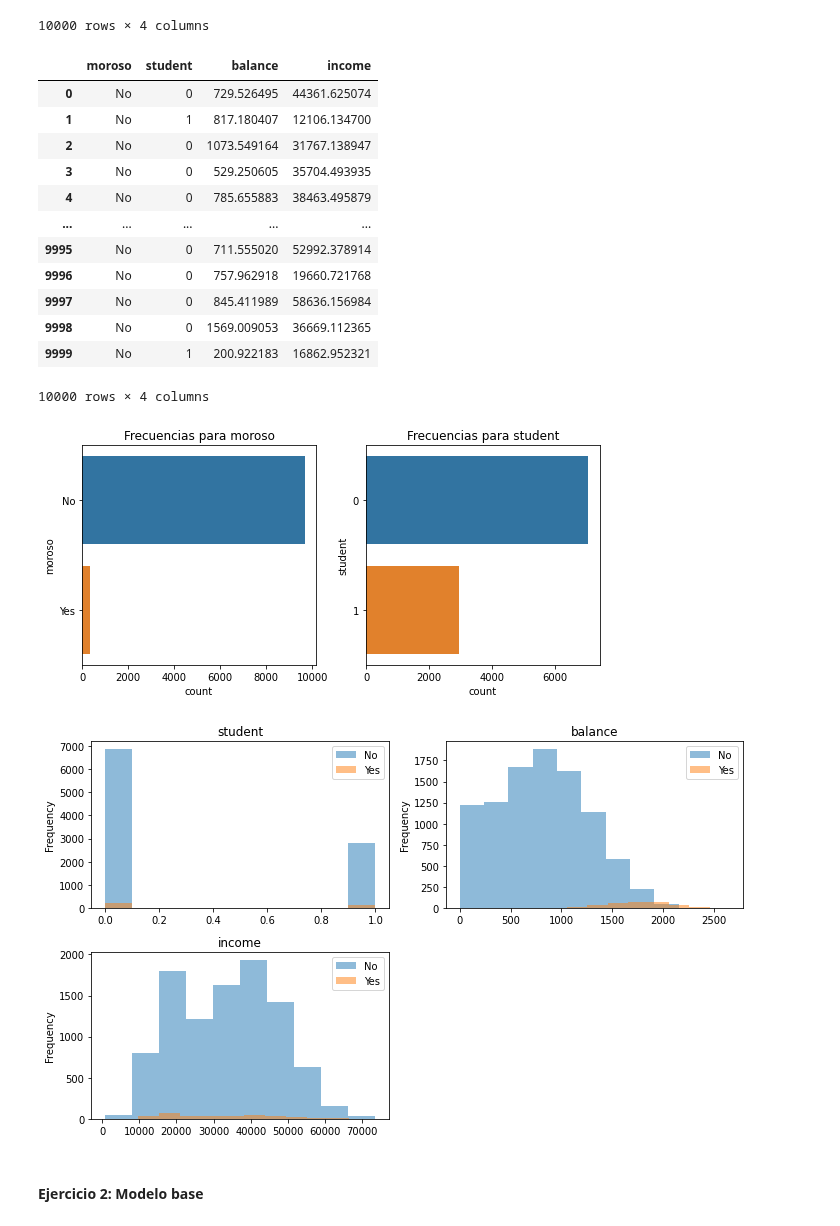
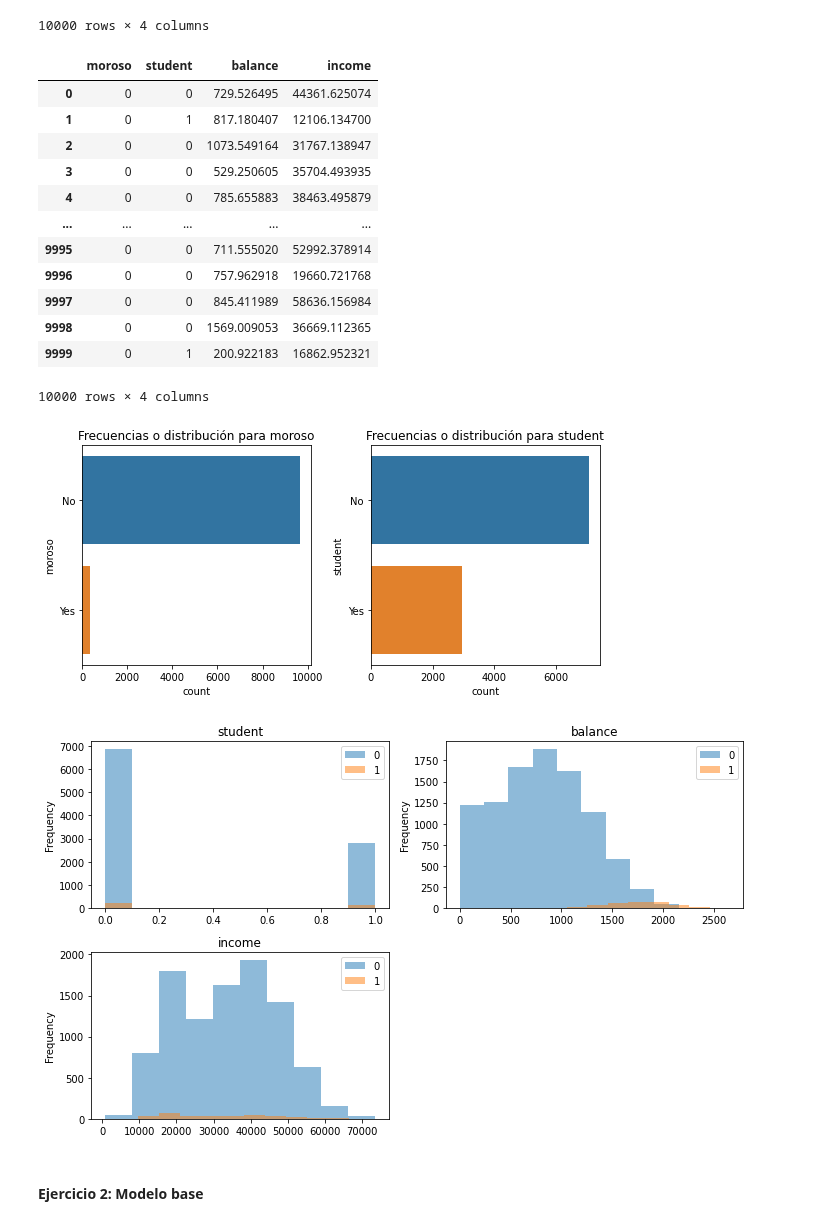
Before and after one commit to antosource/CursoDataScience, a Jupyter notebook: MachineLearning/2/Taller/taller2.ipynb, the cells around one changed output. Cells and saved outputs as stored; diff of their text form; code cells hidden in the pictures.

```diff
--- a/MachineLearning/2/Taller/taller2.ipynb
+++ b/MachineLearning/2/Taller/taller2.ipynb
@@ -42,33 +46,33 @@ df
 10000 rows × 4 columns
 # %%
 df['student'] = LabelEncoder().fit_transform(df['student'])
-#df['moroso'] = LabelEncoder().fit_transform(df['moroso'])
+df['moroso'] = LabelEncoder().fit_transform(df['moroso'])
 df
 # %% [output]
 |  | moroso | student | balance | income |
-| 0 | No | 0 | 729.526495 | 44361.625074 |
-| 1 | No | 1 | 817.180407 | 12106.134700 |
-| 2 | No | 0 | 1073.549164 | 31767.138947 |
-| 3 | No | 0 | 529.250605 | 35704.493935 |
-| 4 | No | 0 | 785.655883 | 38463.495879 |
+| 0 | 0 | 0 | 729.526495 | 44361.625074 |
+| 1 | 0 | 1 | 817.180407 | 12106.134700 |
+| 2 | 0 | 0 | 1073.549164 | 31767.138947 |
+| 3 | 0 | 0 | 529.250605 | 35704.493935 |
+| 4 | 0 | 0 | 785.655883 | 38463.495879 |
 | ... | ... | ... | ... | ... |
-| 9995 | No | 0 | 711.555020 | 52992.378914 |
-| 9996 | No | 0 | 757.962918 | 19660.721768 |
-| 9997 | No | 0 | 845.411989 | 58636.156984 |
-| 9998 | No | 0 | 1569.009053 | 36669.112365 |
-| 9999 | No | 1 | 200.922183 | 16862.952321 |
+| 9995 | 0 | 0 | 711.555020 | 52992.378914 |
+| 9996 | 0 | 0 | 757.962918 | 19660.721768 |
+| 9997 | 0 | 0 | 845.411989 | 58636.156984 |
+| 9998 | 0 | 0 | 1569.009053 | 36669.112365 |
+| 9999 | 0 | 1 | 200.922183 | 16862.952321 |
 10000 rows × 4 columns
 # %%
 plt.figure(figsize=(8, 4))
 for n, i in enumerate(['moroso', 'student']):
     plt.subplot(1, 2, n + 1)
     sns.countplot(y= df[i], order = df[i].value_counts().index)
-    plt.title('Frecuencias para {}'.format(i))
+    plt.title('Frecuencias o distribución para {}'.format(i))
     plt.tight_layout()
 # %% [output]
-[figure, old version]
+[figure, new version]
 # %%
-
+#Distruciones con moroso
 plt.figure(figsize=(10, 6))
 for n, i in enumerate(df.drop(columns = {'moroso'}).columns):
     plt.subplot(2, 2, n + 1)
@@ -77,7 +81,7 @@ for n, i in enumerate(df.drop(columns = {'moroso'}).columns):
     plt.title(i)
     plt.tight_layout()
 # %% [output]
-[figure, old version]
+[figure, new version]
 # %% [markdown]
 #### Ejercicio 2: Modelo base
 # %%
```
Also changed, not shown: parts of 17 cells of this notebook.
